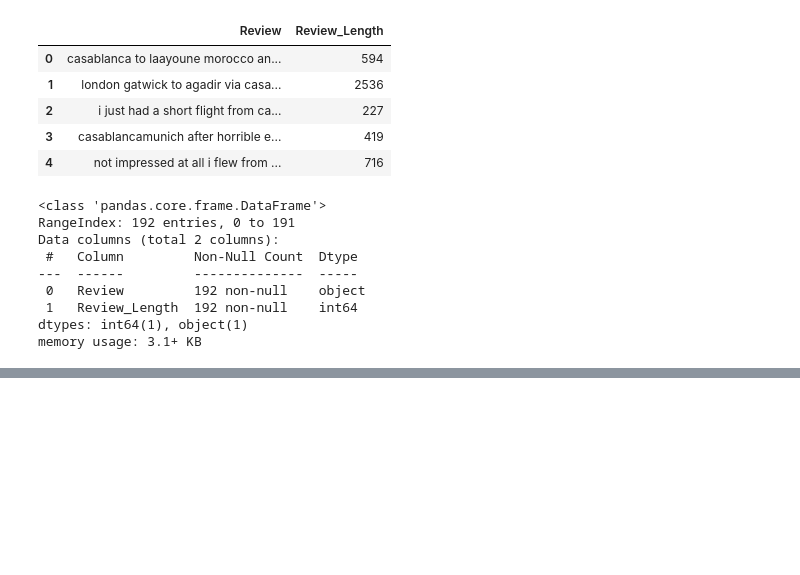
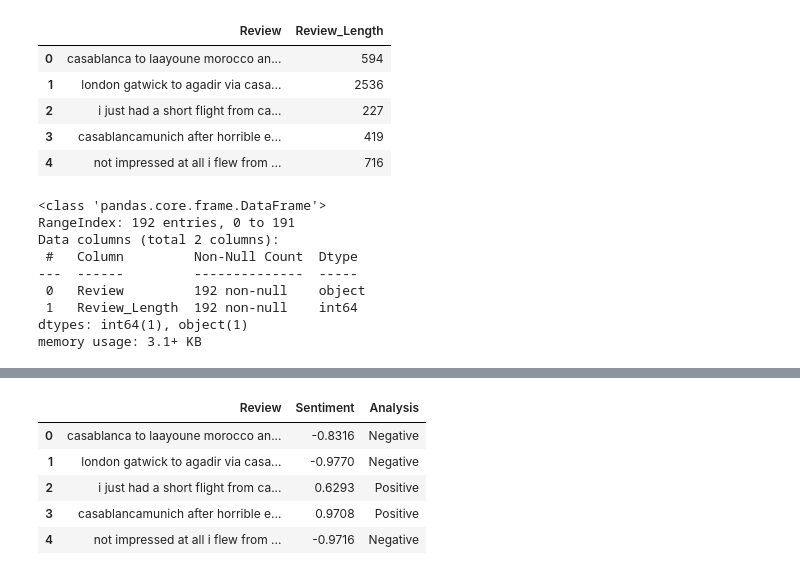
Before and after one commit to yuguerten/Royal-Air-Maroc-Customer-Review-Sentiment-Analyzer-using-NLP, a Jupyter notebook: Royal_Air_Maroc_Sentiment_Explorer.ipynb, the cells around one changed output, grey strips where cells are left out. Saved outputs shown, nothing was run; the diff lists cells and outputs as text; code cells hidden in the pictures; blank space fills up the shorter version.

```diff
--- a/Royal_Air_Maroc_Sentiment_Explorer.ipynb
+++ b/Royal_Air_Maroc_Sentiment_Explorer.ipynb
@@ -72,10 +83,0 @@ reviews
-# %%
-# Function to remove stop words from a text
-def remove_stop_words(text):
-    words = word_tokenize(text)
-    stop_words = set(stopwords.words('english'))
-    filtered_words = [word for word in words if word.lower() not in stop_words]
-    return ' '.join(filtered_words)
-
-# Apply the function to the 'Reviews' column
-reviews['Review'] = reviews['Review'].apply(remove_stop_words)
@@ -153,0 +84,24 @@ plt.show()
+# %%
+def vadersentimentanalysis(review):
+    vs = analyzer.polarity_scores(review)
+    return vs['compound']
+
+reviews['Sentiment'] = reviews['Review'].apply(vadersentimentanalysis)
+
+
+def vader_analysis(compound):
+    if compound >= 0.5:
+        return 'Positive'
+    elif compound < 0 :
+        return 'Negative'
+    else:
+        return 'Neutral'
+reviews['Analysis'] = reviews['Sentiment'].apply(vader_analysis)
+reviews.head()
+# %% [output]
+|  | Review | Sentiment | Analysis |
+| 0 | casablanca to laayoune morocco an... | -0.8316 | Negative |
+| 1 | london gatwick to agadir via casa... | -0.9770 | Negative |
+| 2 | i just had a short flight from ca... | 0.6293 | Positive |
+| 3 | casablancamunich after horrible e... | 0.9708 | Positive |
+| 4 | not impressed at all i flew from ... | -0.9716 | Negative |
```
Also changed, not shown: parts of 15 cells of this notebook.
